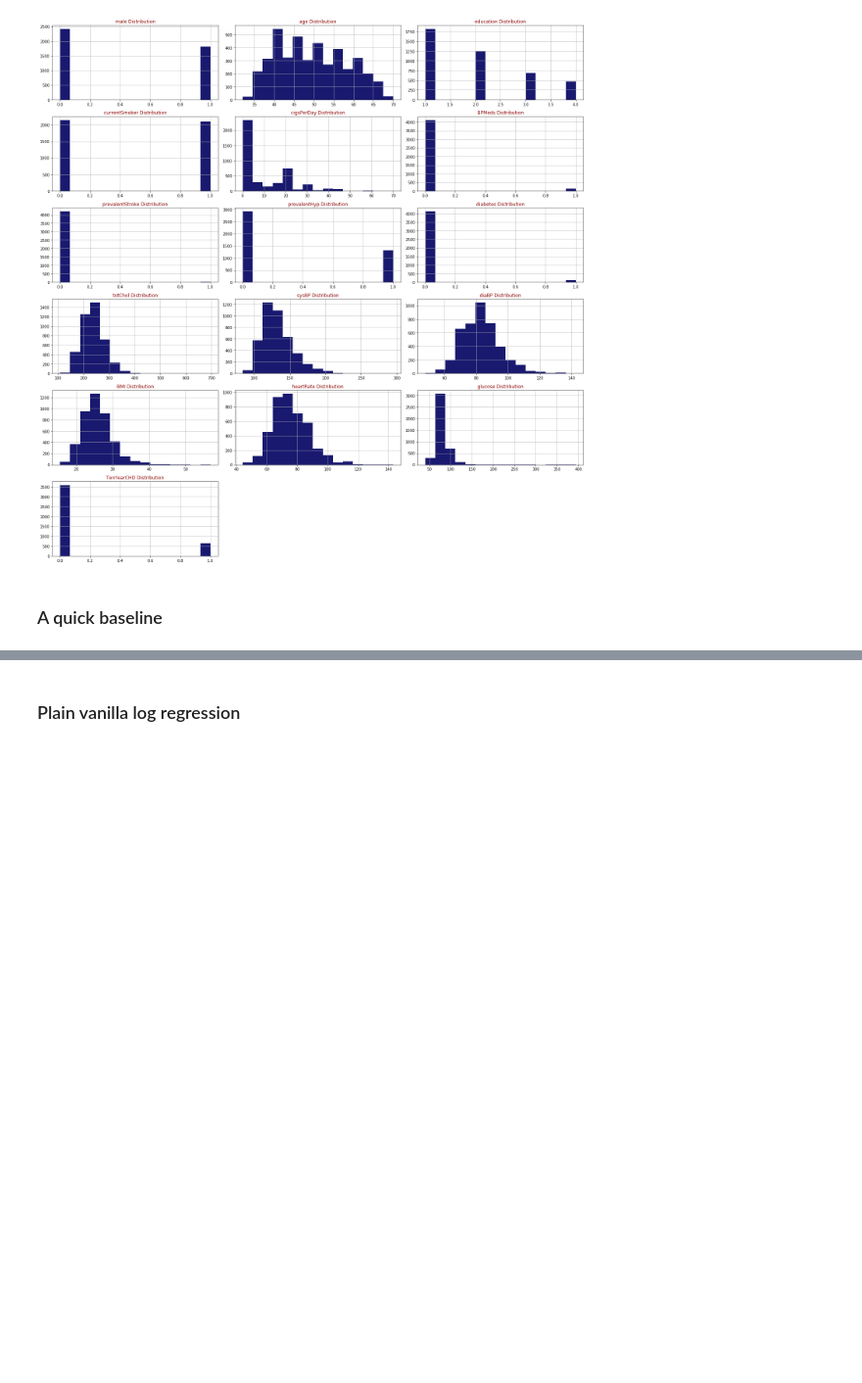
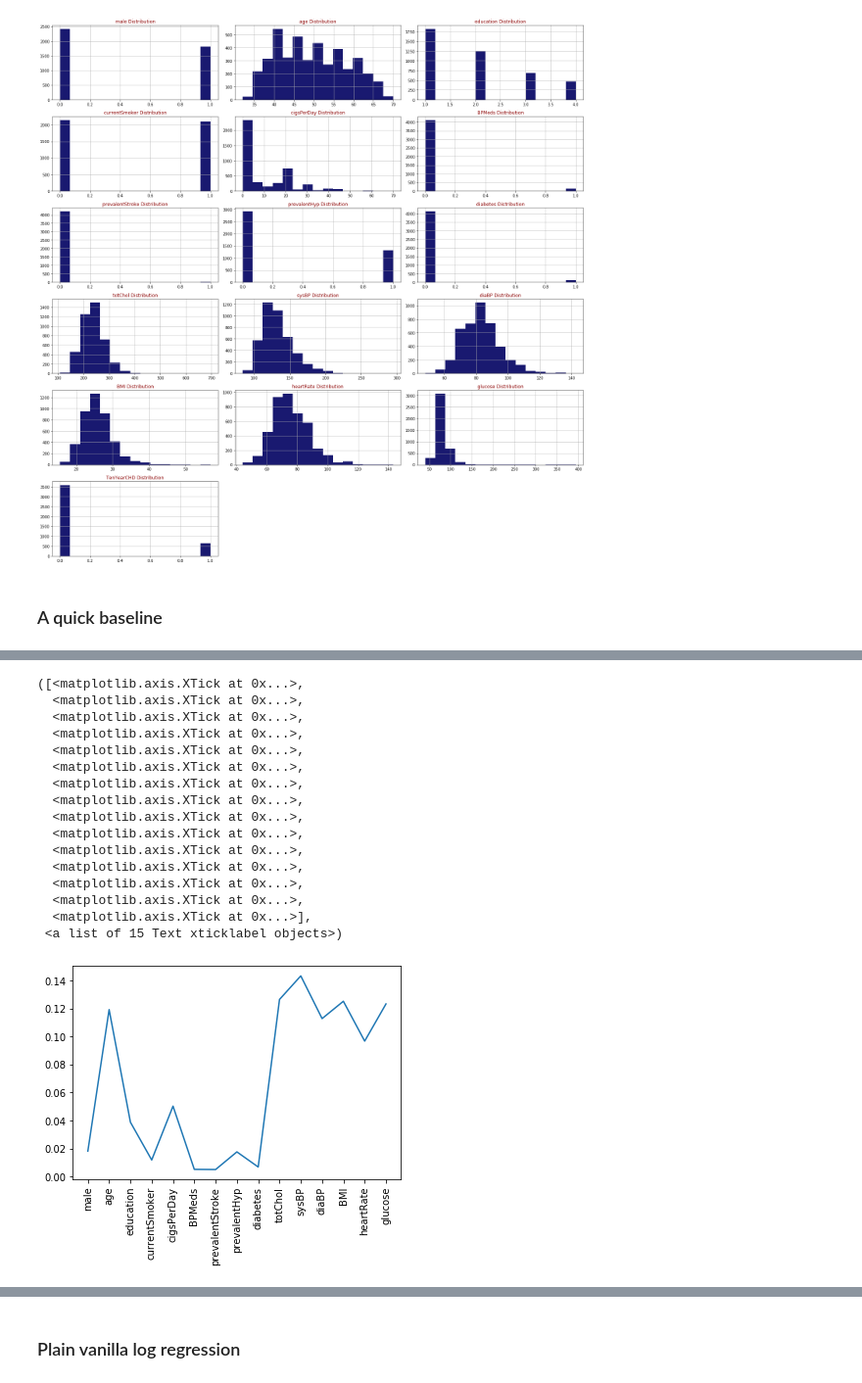
Before and after one commit to nastyh/Framingham, a Jupyter notebook: Framingham.ipynb, the cells around one changed output, grey strips where cells are left out. Shown at 98% size. Saved outputs shown, nothing was run; the diff lists cells and outputs as text; code cells hidden in the pictures; blank space fills up the shorter version.

```diff
--- a/Framingham.ipynb
+++ b/Framingham.ipynb
@@ -100,0 +107,22 @@ rf.fit(X_train, y_train)
+# %%
+# what features are the most important?
+plt.plot(rf.feature_importances_)
+plt.xticks(np.arange(X_train.shape[1]), X_train.columns.tolist(), rotation=90)
+# %% [output]
+([<matplotlib.axis.XTick at 0x...>,
+  <matplotlib.axis.XTick at 0x...>,
+  <matplotlib.axis.XTick at 0x...>,
+  <matplotlib.axis.XTick at 0x...>,
+  <matplotlib.axis.XTick at 0x...>,
+  <matplotlib.axis.XTick at 0x...>,
+  <matplotlib.axis.XTick at 0x...>,
+  <matplotlib.axis.XTick at 0x...>,
+  <matplotlib.axis.XTick at 0x...>,
+  <matplotlib.axis.XTick at 0x...>,
+  <matplotlib.axis.XTick at 0x...>,
+  <matplotlib.axis.XTick at 0x...>,
+  <matplotlib.axis.XTick at 0x...>,
+  <matplotlib.axis.XTick at 0x...>,
+  <matplotlib.axis.XTick at 0x...>],
+ <a list of 15 Text xticklabel objects>)
+[figure, added]
```
Also changed, not shown: parts of 16 cells of this notebook.
